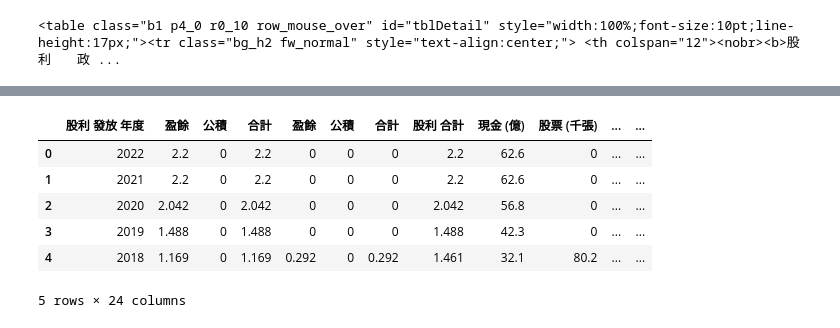
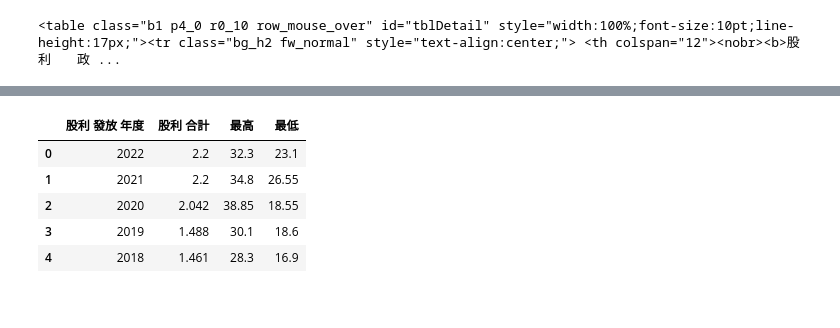
Before and after one commit to weihanchen/google-colab-python-learn, a Jupyter notebook: jupyter-examples/goodinfo_yield.ipynb, the cells around one changed output, grey strips where cells are left out. Drawn from its saved outputs; the diff is of its cells as text; code cells hidden in the pictures.

Commit message:
[feat] only some columns

```diff
--- a/jupyter-examples/goodinfo_yield.ipynb
+++ b/jupyter-examples/goodinfo_yield.ipynb
@@ -60,21 +68,27 @@ print(data)
 # %%
 import pandas
 import datetime
 
 
 
 dfs = pandas.read_html(data.prettify())
 node = dfs[0]
 
 # 這邊我們將標題僅留下第3列即可
 node.columns = node.columns.get_level_values(3)
 
+# 印出Columns輔助以下抓取重要資訊
+# node.columns
+
+# 顯示Columns(列)為名稱的數據
+# 這次抓取的目標有4個欄位，分別以下：
+node = node[['股利  發放  年度', '股利  合計', '最高', '最低']]
+
 node.head(5)
 # %% [output]
-|  | 股利 發放 年度 | 盈餘 | 公積 | 合計 | 盈餘 | 公積 | 合計 | 股利 合計 | 現金 (億) | 股票 (千張) | ... | ... |
-| 0 | 2022 | 2.2 | 0 | 2.2 | 0 | 0 | 0 | 2.2 | 62.6 | 0 | ... | ... |
-| 1 | 2021 | 2.2 | 0 | 2.2 | 0 | 0 | 0 | 2.2 | 62.6 | 0 | ... | ... |
-| 2 | 2020 | 2.042 | 0 | 2.042 | 0 | 0 | 0 | 2.042 | 56.8 | 0 | ... | ... |
-| 3 | 2019 | 1.488 | 0 | 1.488 | 0 | 0 | 0 | 1.488 | 42.3 | 0 | ... | ... |
-| 4 | 2018 | 1.169 | 0 | 1.169 | 0.292 | 0 | 0.292 | 1.461 | 32.1 | 80.2 | ... | ... |
+|  | 股利 發放 年度 | 股利 合計 | 最高 | 最低 |
+| 0 | 2022 | 2.2 | 32.3 | 23.1 |
+| 1 | 2021 | 2.2 | 34.8 | 26.55 |
+| 2 | 2020 | 2.042 | 38.85 | 18.55 |
+| 3 | 2019 | 1.488 | 30.1 | 18.6 |
+| 4 | 2018 | 1.461 | 28.3 | 16.9 |
-5 rows × 24 columns
```
Also changed, not shown: parts of 2 cells of this notebook.
